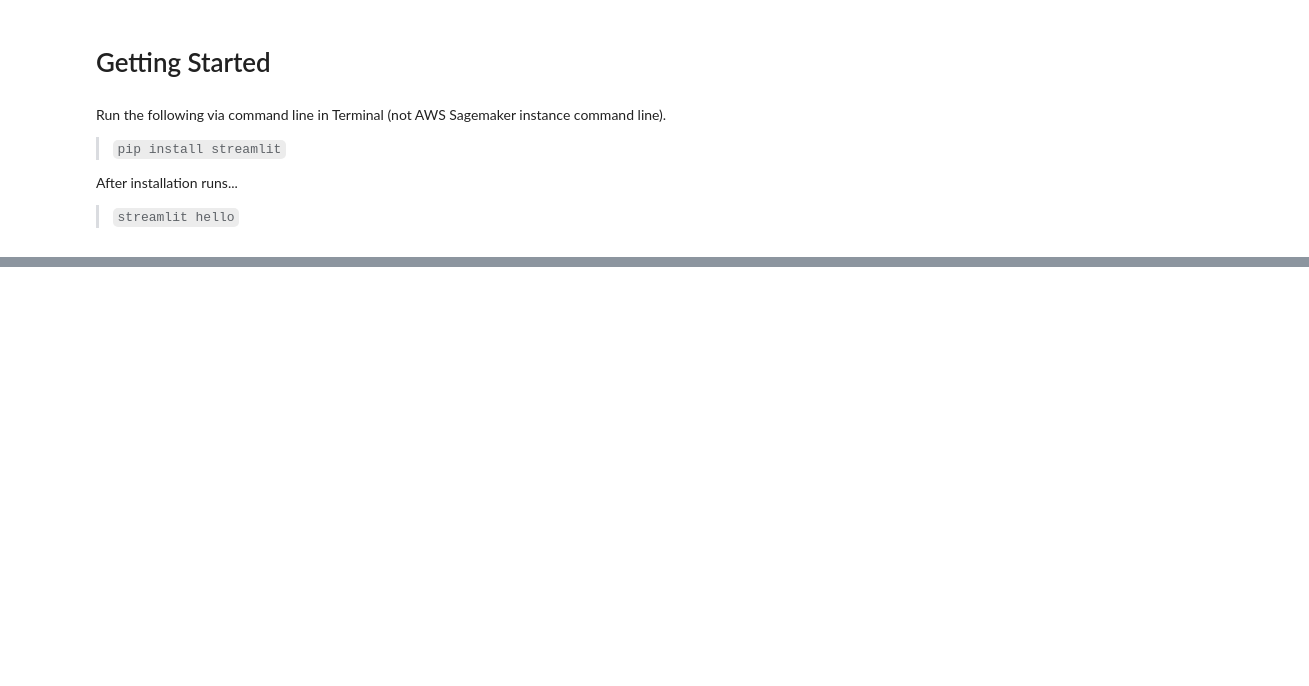
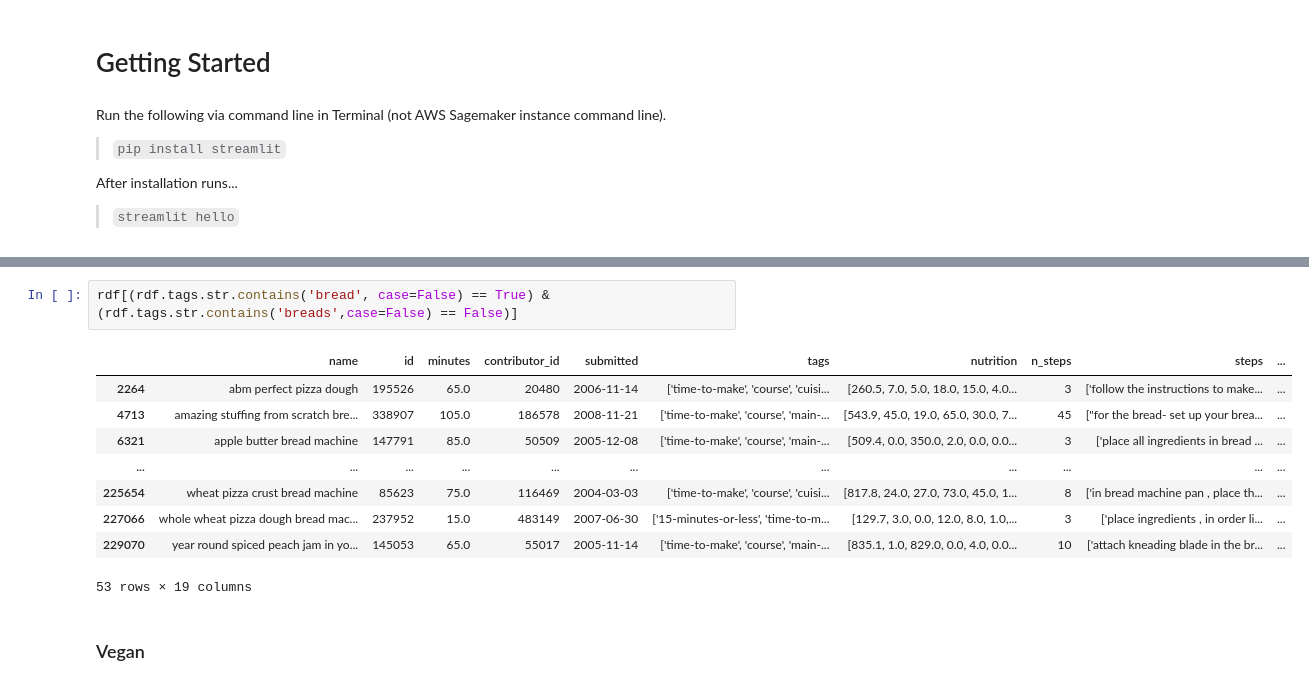
Before and after one commit to mike-flanagan/recipe-book, a Jupyter notebook: FrontEnd_Development_Notebook.ipynb, the cells around one changed output, grey strips where cells are left out. Drawn from its saved outputs; the diff is of its cells as text; blank space fills up the shorter version.

```diff
--- a/FrontEnd_Development_Notebook.ipynb
+++ b/FrontEnd_Development_Notebook.ipynb
@@ -54,0 +193,14 @@ sns.set_theme(font_scale=1.5)
+# %%
+rdf[(rdf.tags.str.contains('bread', case=False) == True) & (rdf.tags.str.contains('breads',case=False) == False)]
+# %% [output]
+|  | name | id | minutes | contributor_id | submitted | tags | nutrition | n_steps | steps | ... |
+| 2264 | abm perfect pizza dough | 195526 | 65.0 | 20480 | 2006-11-14 | ['time-to-make', 'course', 'cuisi... | [260.5, 7.0, 5.0, 18.0, 15.0, 4.0... | 3 | ['follow the instructions to make... | ... |
+| 4713 | amazing stuffing from scratch bre... | 338907 | 105.0 | 186578 | 2008-11-21 | ['time-to-make', 'course', 'main-... | [543.9, 45.0, 19.0, 65.0, 30.0, 7... | 45 | ["for the bread- set up your brea... | ... |
+| 6321 | apple butter bread machine | 147791 | 85.0 | 50509 | 2005-12-08 | ['time-to-make', 'course', 'main-... | [509.4, 0.0, 350.0, 2.0, 0.0, 0.0... | 3 | ['place all ingredients in bread ... | ... |
+| ... | ... | ... | ... | ... | ... | ... | ... | ... | ... | ... |
+| 225654 | wheat pizza crust bread machine | 85623 | 75.0 | 116469 | 2004-03-03 | ['time-to-make', 'course', 'cuisi... | [817.8, 24.0, 27.0, 73.0, 45.0, 1... | 8 | ['in bread machine pan , place th... | ... |
+| 227066 | whole wheat pizza dough bread mac... | 237952 | 15.0 | 483149 | 2007-06-30 | ['15-minutes-or-less', 'time-to-m... | [129.7, 3.0, 0.0, 12.0, 8.0, 1.0,... | 3 | ['place ingredients , in order li... | ... |
+| 229070 | year round spiced peach jam in yo... | 145053 | 65.0 | 55017 | 2005-11-14 | ['time-to-make', 'course', 'main-... | [835.1, 1.0, 829.0, 0.0, 4.0, 0.0... | 10 | ['attach kneading blade in the br... | ... |
+53 rows × 19 columns
+# %% [markdown]
+### Vegan
```
Also changed, not shown: parts of 55 cells of this notebook, 9 other files.
